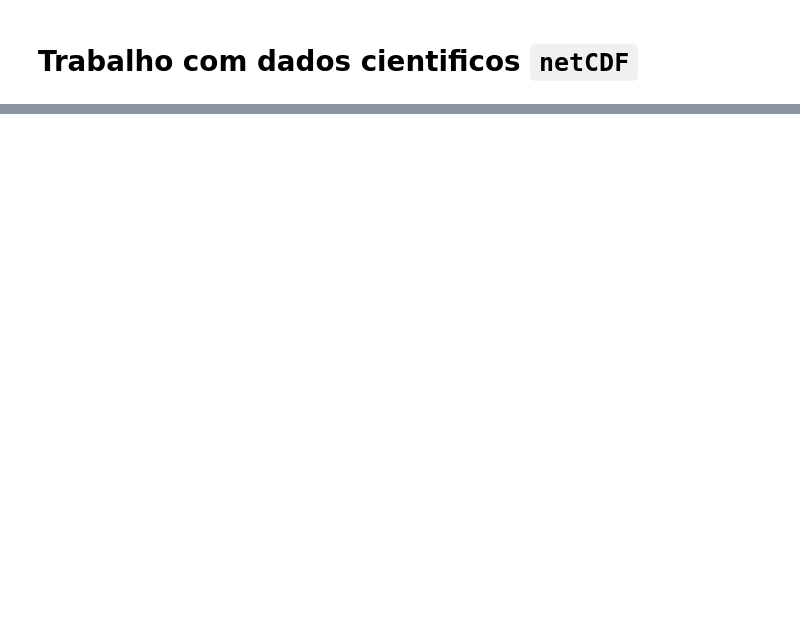
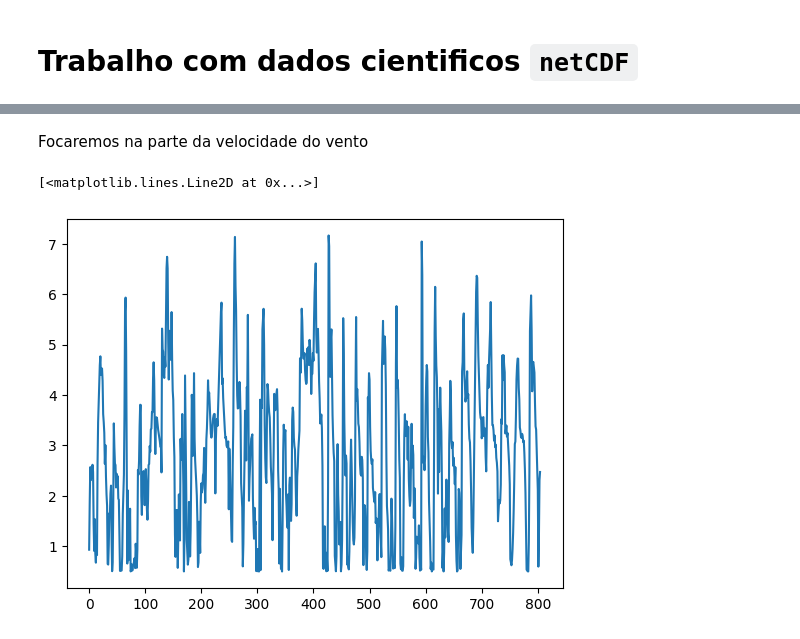
Before and after one commit to georgynio/python_aulas, a Jupyter notebook: Exercicios/Exemplos_base/dados_nc_1.ipynb, the cells around one changed output, grey strips where cells are left out. Drawn from its saved outputs; the diff is of its cells as text; code cells hidden in the pictures; blank space fills up the shorter version.

```diff
--- a/Exercicios/Exemplos_base/dados_nc_1.ipynb
+++ b/Exercicios/Exemplos_base/dados_nc_1.ipynb
@@ -36,0 +170,19 @@ root group (NETCDF3_64BIT_OFFSET data model, file format NETCDF3):
+# %%
+# velocidade no dominio 2-d
+vel_u = nc.variables['U10']
+
+t, x, y = vel_u.shape
+print('='*34)
+print('='*10, 'Velocidade U', '='*10)
+print(vel_u.shape)
+print('-'*34)
+print(f' Número de horas: {t}\n Niveis verticais: {v}\n Elementos em x: {x}\n Elementos em y: {y}')
+print()
+vel_v = nc.variables['V10']
+print(vel_v.shape)
+t, x, y = vel_v.shape
+print('='*34)
+print('='*10, 'Velocidade V', '='*10)
+print(vel_v.shape)
+print('-'*34)
+print(f' Número de horas: {t}\n Niveis verticais: {v}\n Elementos em x: {x}\n Elementos em y: {y}')
@@ -36,0 +257,13 @@ root group (NETCDF3_64BIT_OFFSET data model, file format NETCDF3):
+# %% [markdown]
+Focaremos na parte da velocidade do vento
+# %%
+# obetr a velocidade do vento num determinado ponto e plota ele
+import numpy as np
+vel_temp = np.sqrt(np.power(vel_u[:, 10,10],2) + np.power(vel_v[0, 10,10],2))
+# %%
+#pot da velocidade
+from matplotlib import pyplot as plt
+plt.plot(vel_temp)
+# %% [output]
+[<matplotlib.lines.Line2D at 0x...>]
+[figure, added]
```
Also changed, not shown: parts of 29 cells of this notebook, 1 other file.
